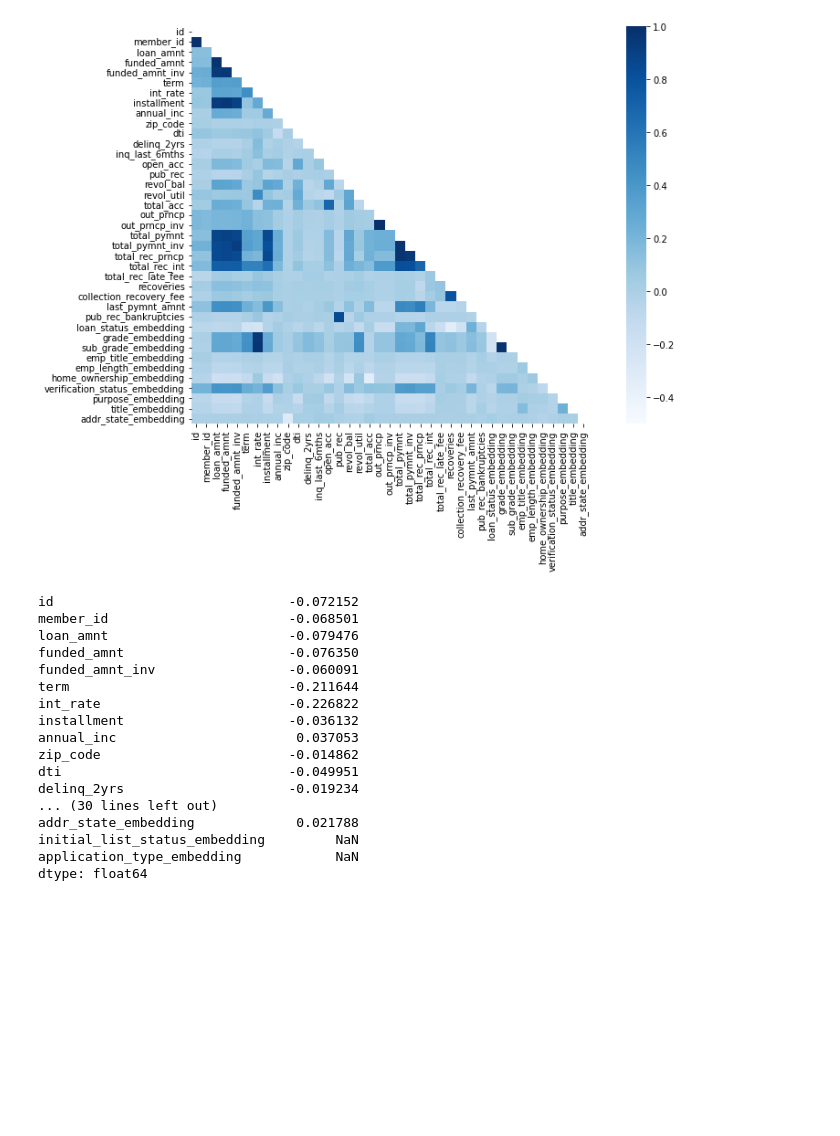
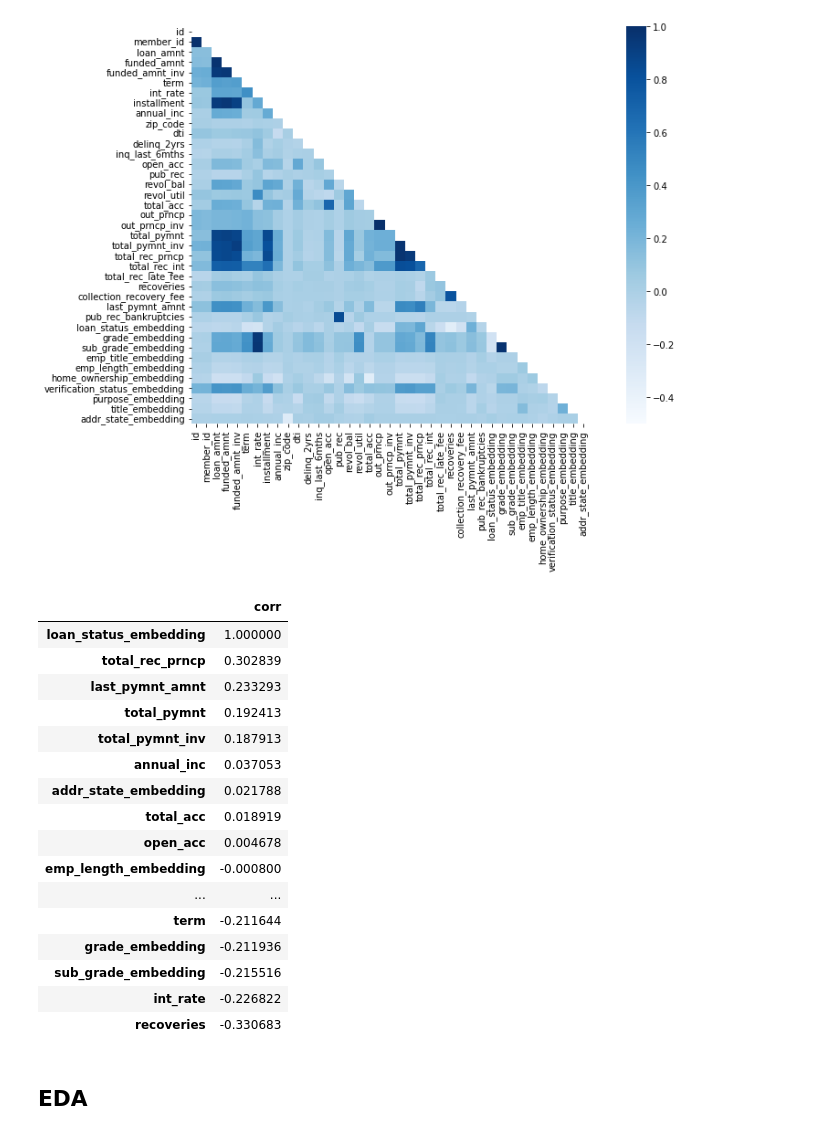
Before and after one commit to bigredbug47/LendingClubCase-Study, a Jupyter notebook: LendingClubCase.ipynb, the cells around one changed output. Cells and saved outputs as stored; diff of their text form; code cells hidden in the pictures; blank space fills up the shorter version.

```diff
--- a/LendingClubCase.ipynb
+++ b/LendingClubCase.ipynb
@@ -267,24 +281,30 @@ sb.heatmap(corr, annot=False, mask=mask,
 # %% [output]
 <AxesSubplot:>
 [figure]
-# %%
-# Only Focus on the loan status column
-df_filter.corrwith(df_filter['loan_status_embedding'])
-# %% [output]
-id                              -0.072152
-member_id                       -0.068501
-loan_amnt                       -0.079476
-funded_amnt                     -0.076350
-funded_amnt_inv                 -0.060091
-term                            -0.211644
-int_rate                        -0.226822
-installment                     -0.036132
-annual_inc                       0.037053
-zip_code                        -0.014862
-dti                             -0.049951
-delinq_2yrs                     -0.019234
-... (30 lines left out)
-addr_state_embedding             0.021788
-initial_list_status_embedding         NaN
-application_type_embedding            NaN
-dtype: float64
+# %%
+# Only Focus on the loan status column correlation
+df_loan_corr = pd.DataFrame(df_filter.corrwith(df_filter['loan_status_embedding']), columns=["corr"]).sort_values(by = ["corr"], ascending=False).dropna()
+
+# Top 5 top and bottom correlation features
+list_to_analyze = list(set(df_loan_corr.head(6).append(df_loan_corr.tail(6)).index.tolist()) - {"loan_status_embedding"})
+df_loan_corr
+# %% [output]
+|  | corr |
+| loan_status_embedding | 1.000000 |
+| total_rec_prncp | 0.302839 |
+| last_pymnt_amnt | 0.233293 |
+| total_pymnt | 0.192413 |
+| total_pymnt_inv | 0.187913 |
+| annual_inc | 0.037053 |
+| addr_state_embedding | 0.021788 |
+| total_acc | 0.018919 |
+| open_acc | 0.004678 |
+| emp_length_embedding | -0.000800 |
+| ... | ... |
+| term | -0.211644 |
+| grade_embedding | -0.211936 |
+| sub_grade_embedding | -0.215516 |
+| int_rate | -0.226822 |
+| recoveries | -0.330683 |
+# %% [markdown]
+## EDA
```
Also changed, not shown: parts of 9 cells of this notebook.
